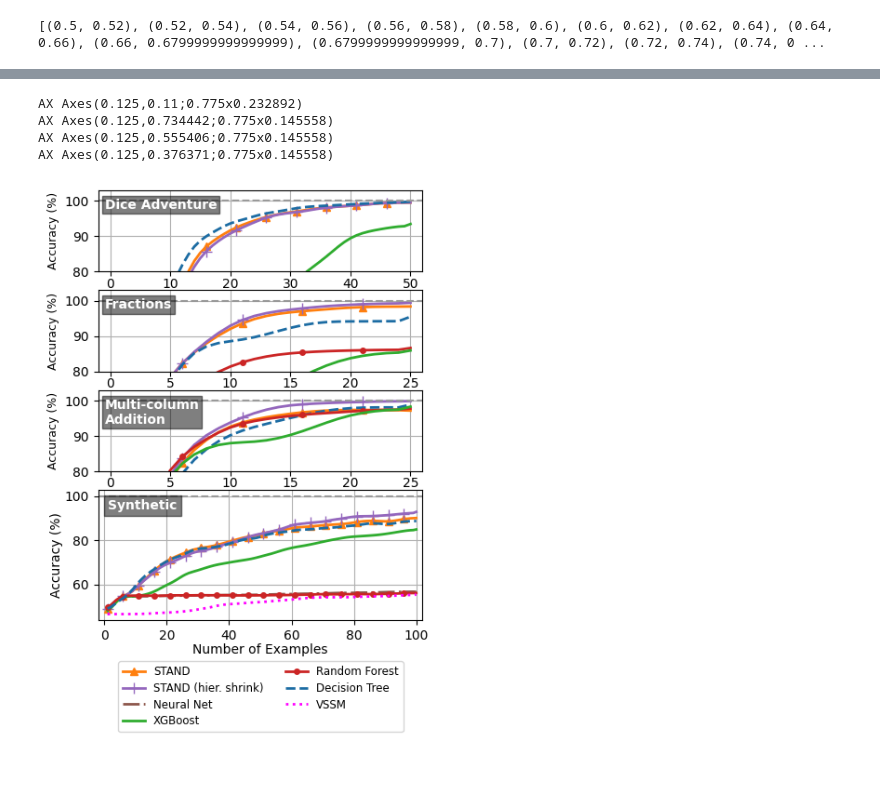
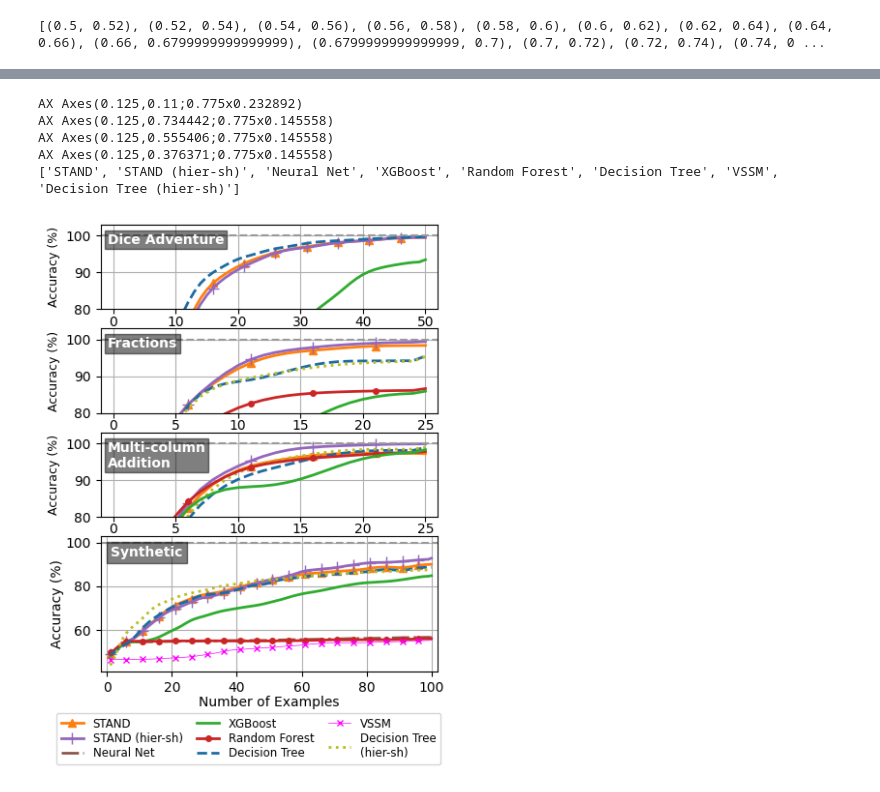
Before and after one commit to DannyWeitekamp/stand_eval, a Jupyter notebook: Sim Plots.ipynb, the cells around one changed output, grey strips where cells are left out. Cells and saved outputs as stored; diff of their text form; code cells hidden in the pictures.

```diff
--- a/Sim Plots.ipynb
+++ b/Sim Plots.ipynb
@@ -312,4 +328,5 @@ unicode_type
 # %%
 _stat_sets_by_model = load_stat_sets("sim_saves/*")
 stats_vssm = load_stat_sets("vssm/*")
-stat_sets_by_model = {**_stat_sets_by_model, **stats_vssm}
+stats_dt_hs = {"decision_tree_hs": load_stat_sets("dt_hs_only/*")["decision_tree_hs"]}
+stat_sets_by_model = {**_stat_sets_by_model, **stats_vssm, **stats_dt_hs}
@@ -591,6 +587,7 @@ mc_conditions = {
     ("mc", "stand", True) : {"n_prob": 25, "reps" : 40},
     ("mc", "stand_hs", True) : {"n_prob": 25, "reps" : 40},
     ("mc", "decision_tree", True) : {"n_prob": 25, "reps" : 15},
+    ("mc", "decision_tree_hs", True) : {"n_prob": 25, "reps" : 40},
     ("mc", "random_forest", True) : {"n_prob": 25, "reps" : 20},
     ("mc", "xg_boost", True) : {"n_prob": 25, "reps" : 40},
 
@@ -610,6 +607,7 @@ frac_conditions = {
     ("frac", "stand", False) : {"n_prob": 25, "reps" : 30},
     ("frac", "stand_hs", False) : {"n_prob": 25, "reps" : 40},
     ("frac", "decision_tree", False) : {"n_prob": 25, "reps" : 40},
+    ("frac", "decision_tree_hs", False) : {"n_prob": 25, "reps" : 40},
     ("frac", "random_forest", False) : {"n_prob": 25, "reps" : 30},
     ("frac", "xg_boost", False) : {"n_prob": 25, "reps" : 30},
 }
@@ -633,7 +631,10 @@ def stats_by_cond(conditions, stat_name=None, kind="avg"):
 
         ret = stat_cache[tup]
         if(stat_name):
-            out[(tup[1], tup[2])] = ret[stat_name][kind]
+            if(kind == 'ste'):
+                out[(tup[1], tup[2])] = ret[stat_name]['std'] / np.sqrt(ret[stat_name]['N'])
+            else:
+                out[(tup[1], tup[2])] = ret[stat_name][kind]
         else:
             out[(tup[1], tup[2])] = ret
     return out
@@ -904,6 +923,12 @@ sax0, sax1, sax2 = small_ax
 
 from matplotlib.patches import Patch
 
+
+
+#print_stats(aggregate_stat(stat_sets_by_model, "total_FP_reocc"), title="FP Reoccurance", big_better=False)
+#print_stats(aggregate_stat(stat_sets_by_model, "total_FN_reocc"), title="FN Reoccurance", big_better=False)
+#print({k:v[-1] for k,v in aggregate_stat(stat_sets_by_model, "accuracies").items()})
+
 plot_stat( aggregate_stat(stat_sets_by_model, "accuracies"),
            None, h_line=100, show_active=False, ax=ax_large, force_legend=False,
            y_label="Accuracy (%)")
@@ -912,36 +937,85 @@ da_sets_by_model = load_stat_sets("dice_adv/*")
 plot_stat( aggregate_stat(da_sets_by_model, "accuracies"),
            None, h_line=100, x_lim=(-2,52), y_lim=(80,103), x_label="", show_active=False, ax=sax0, y_label="Accuracy (%)")
 
+
+
 plot_stat( stats_by_cond(mc_conditions, "completeness"),
            None, x_lim = (-1,26), y_lim=(80,103), h_line=100, show_active=False, ax=sax1,
            x_label = "", y_label="Accuracy (%)")#, save_name="acc")
+
+
 
 plot_stat( stats_by_cond(frac_conditions, "completeness"),
            None, x_lim = (-1,26), y_lim=(80,103), h_line=100, show_active=False, ax=sax2,
            x_label = "", y_label="Accuracy (%)")#, save_name="acc")
 
 handles, labels = ax_large.get_legend_handles_labels()
-fig.legend(handles, labels, loc='lower left', ncol=2, bbox_to_anchor=(0.16, -.10), fontsize=8.5, labelspacing=0.4)
+print(labels)
+labels[labels.index("Decision Tree (hier-sh)")] = "Decision Tree\n(hier-sh)"
+fig.legend(handles, labels, loc='lower left', ncol=3, bbox_to_anchor=(0.01, -.06), fontsize=8.5, labelspacing=0.2, columnspacing=1.2)
 
 
 sax2.tick_params(axis="x", pad=1)
 sax1.tick_params(axis="x", pad=1)
 sax0.tick_params(axis="x", pad=1)
 
 sax2.set_ylabel("Accuracy (%)", fontsize=9)
 sax1.set_ylabel("Accuracy (%)", fontsize=9)
 sax0.set_ylabel("Accuracy (%)", fontsize=9)
 
 #sax2.set_xlabel("Number of Examples",labelpad=1)
 ax_large.set_xlabel("Number of Examples", labelpad=1)
 
 
 plt.tight_layout()
-plt.savefig(f"sim_plots/acc_all_vert.png", bbox_inches='tight')
+plt.savefig(f"sim_plots/acc_all_vert.png", bbox_inches='tight', pad_inches=0.02)
 plt.show()
+
+
+#print(stat_sets_by_model["stand"][0])
+def std_err(x, axis=0):
+    return np.nanstd(x,axis=axis) / np.sqrt(100)
+
+print("Synthetic @100")
+print("Accuracies:")
+pprint({k:f'{v[-1]*100:.2f} +- {e[-1]*100:.2f}' for (k,v), (_,e) in zip(aggregate_stat(stat_sets_by_model, "accuracies").items(),
+                                                                        aggregate_stat(stat_sets_by_model, "accuracies", std_err).items())
+})
+print("FP reocc:")
+pprint({k:f'{v*100:.2f} +- {e*100:.2f}' for (k,v), (_,e) in zip(aggregate_stat(stat_sets_by_model, "total_FP_reocc").items(),
+                                                                        aggregate_stat(stat_sets_by_model, "total_FP_reocc", std_err).items())
+})
+
+print("FN reocc:")
+pprint({k:f'{v*100:.2f} +- {e*100:.2f}' for (k,v), (_,e) in zip(aggregate_stat(stat_sets_by_model, "total_FN_reocc").items(),
+                                                                        aggregate_stat(stat_sets_by_model, "total_FN_reocc", std_err).items())
+})
+
+print("Multicolumn @25")
+print("Accuracies:")
+pprint({k:f'{v[-1]*100:.2f} +- {e[-1]*100:.2f}' for (k,v), (_,e) in zip(stats_by_cond(mc_conditions, "completeness", 'avg').items(),
+                                                                       stats_by_cond(mc_conditions, "completeness", 'ste').items())
+})
+print("N @ 100%")
+#pprint({k:f'{v[-1]*100:.2f}' for (k,v) in stats_by_cond(mc_conditions, "completeness", 'is_100%').items() })
+
+print("Fractions @25")
+#print({k:v[-1] for k,v in stats_by_cond(frac_conditions, "completeness").items()})
+pprint({k:f'{v[-1]*100:.2f} +- {e[-1]*100:.2f}' for (k,v), (_,e) in zip(stats_by_cond(frac_conditions, "completeness", 'avg').items(),
+                                                                       stats_by_cond(frac_conditions, "completeness", 'ste').items())
+})
+
+print("Dice Adventure @100")
+print("Accuracies:")
+pprint({k:f'{v[-1]*100:.2f} +- {e[-1]*100:.2f}' for (k,v), (_,e) in zip(aggregate_stat(da_sets_by_model, "accuracies").items(),
+                                                                        aggregate_stat(da_sets_by_model, "accuracies", std_err).items())
+})
+print("N @ 100%")
+pprint({k:f'{v[-1]}' for (k,v) in aggregate_stat(da_sets_by_model, "accuracies", is_100).items()})
 # %% [output]
 AX Axes(0.125,0.11;0.775x0.232892)
 AX Axes(0.125,0.734442;0.775x0.145558)
 AX Axes(0.125,0.555406;0.775x0.145558)
 AX Axes(0.125,0.376371;0.775x0.145558)
+['STAND', 'STAND (hier-sh)', 'Neural Net', 'XGBoost', 'Random Forest', 'Decision Tree', 'VSSM', 'Decision Tree (hier-sh)']
-[figure, old version]
+[figure, new version]
```
Also changed, not shown: parts of 19 cells of this notebook, 5 other files.
